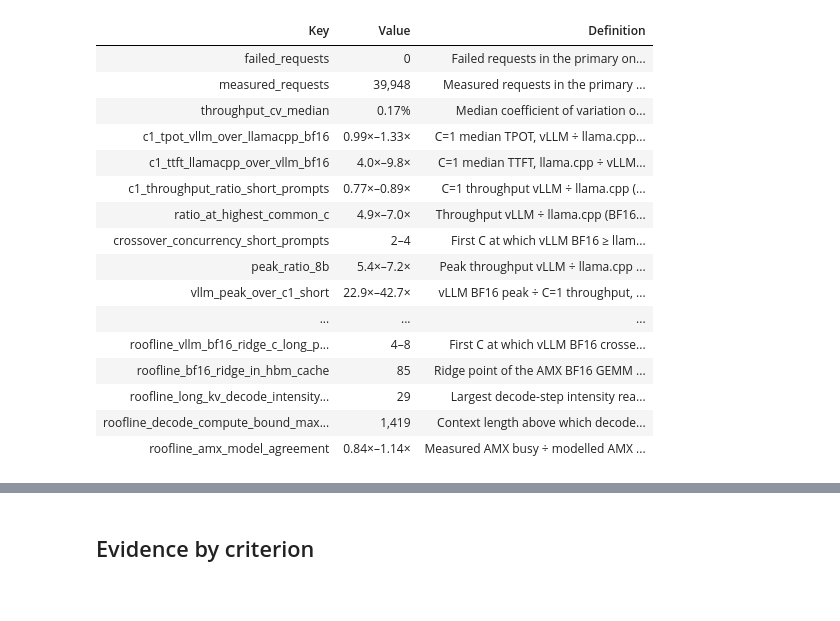
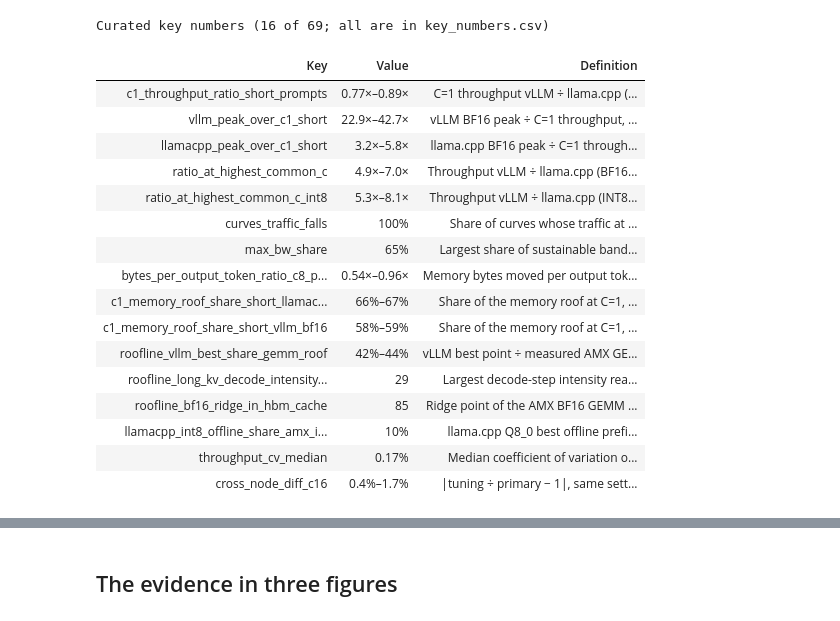
Before and after one commit to struggling-student/llm-backend-analysis, a Jupyter notebook: notebooks/backend_selection/09_backend_selection_summary.ipynb, the cells around one changed output, grey strips where cells are left out. Drawn from its saved outputs; the diff is of its cells as text; code cells hidden in the pictures.

```diff
--- a/notebooks/backend_selection/09_backend_selection_summary.ipynb
+++ b/notebooks/backend_selection/09_backend_selection_summary.ipynb
@@ -78,17 +83,27 @@ kv_wl = registry.workloads().set_index("workload").loc["kvdecode"]
 kv_limit = roofline.decode_intensity_limit(arch, kvb, kv_wl["isl"] + kv_wl["osl"] / 2)
 bf16_ridge = compute_roofs.loc["amx_bf16_gemm", "tops"] * 1e3 / mem_roofs[0][0]
 decode_max_ctx = (arch.linear_ops + arch.logits_ops) / (bf16_ridge * kvb - arch.attention_ops_per_position)
+# Bytes per output token and the C=1 share of the memory roof (neutral descriptions of the memory system)
+bpt = {p: comparisons.backend_ratio(pts, "bytes_per_output_token_mb_mean", precision=p) for p in ("bf16", "int8")}
+rl_c1_short_cfg = rl_c1_short.groupby("configuration_id")["bw_utilization"]
+# Estimator and uncertainty (notebook 01)
+ll_dev = pts["steady_over_littles_law_mean"] - 1
+cross_ll = comparisons.crossover_summary(comparisons.backend_ratio(pts, "littles_law_total_tok_s_mean", precision="bf16"))
+xnode = tuning.cross_node_check(loaders.tuning_runs(), loaders.online_repetitions(model=MODEL))
+xn = xnode[~xnode["same_node"]]
+# AMX use of the INT8 engines and the phase mix of 4096->1024 (notebooks 08 and 10)
+amx_eff = roofline.amx_efficiency(rl8, compute_roofs, loaders.offline_samples(model=MODEL))
+mix = roofline.phase_mix(rl8)
 # %%
 def key(name, values, fmt, description):
     v = pd.Series(values, dtype=float).dropna()
     return {"key": name, "text": rng(v, fmt) if len(v) else "–", "low": v.min(), "high": v.max(), "n": len(v),
             "description": description}
 
-sw = short.values
 keys = pd.DataFrame([
     key("failed_requests", [reps["failed"].sum()], num, "Failed requests in the primary online campaign"),
     key("measured_requests", [reps["requests"].sum()], num, "Measured requests in the primary online campaign"),
-    key("throughput_cv_median", [pts["total_tok_s_cv"].median()], lambda v: pct(v, 2, False), "Median coefficient of variation of throughput over 3 repetitions"),
+    key("throughput_cv_median", [pts["total_tok_s_cv"].median()], lambda v: pct(v, 2, False), "Median coefficient of variation of throughput over 3 repetitions within one server instance (one node)"),
     key("c1_tpot_vllm_over_llamacpp_bf16", tpot_c1["ratio"], lambda v: x(v, 2), "C=1 median TPOT, vLLM ÷ llama.cpp (BF16, all shapes, both models); > 1 = llama.cpp faster per token"),
     key("c1_ttft_llamacpp_over_vllm_bf16", 1 / ttft_c1["ratio"], x, "C=1 median TTFT, llama.cpp ÷ vLLM (BF16); > 1 = vLLM faster to first token"),
     key("c1_throughput_ratio_short_prompts", cross[cross["workload"].isin(["decode", "balanced"])]["ratio_c1"], lambda v: x(v, 2), "C=1 throughput vLLM ÷ llama.cpp (BF16) on 128→512 and 512→512"),
@@ -117,48 +132,72 @@ keys = pd.DataFrame([
     key("c1_throughput_ratio_int8", cross8["ratio_c1"], lambda v: x(v, 2), "C=1 throughput vLLM ÷ llama.cpp (INT8 pair, 8B, all shapes)"),
     key("ratio_at_highest_common_c_int8", cross8["ratio_at_highest_common_c"], x, "Throughput vLLM ÷ llama.cpp (INT8 pair) at the highest concurrency both ran"),
     key("peak_ratio_8b_int8", peak8[peak8["model"] == MODEL]["ratio"], x, "Peak throughput vLLM ÷ llama.cpp (INT8 pair), each at its best C, 8B"),
     key("vllm_int8_peak_over_c1", v8_s["peak_over_c1"], x, "vLLM INT8 peak ÷ C=1 throughput (8B, all shapes)"),
     key("llamacpp_int8_peak_over_c1", l8_s["peak_over_c1"], x, "llama.cpp INT8 peak ÷ C=1 throughput (8B, same shapes)"),
     key("vllm_int8_peak_total_tok_s_8b", v8_s["peak_total_tok_s"], num, "vLLM INT8 peak total tokens/s (8B)"),
     key("throughput_ratio_tpot_budget_100ms_int8", budget_ratio8["vllm"] / budget_ratio8["llama_cpp"], x, "Output tok/s within a 100 ms median TPOT budget, vLLM ÷ llama.cpp (INT8 pair)"),
     key("traffic_ratio_c8_plus_int8", traffic_ratio8[traffic_ratio8["concurrency"] >= 8]["ratio"], x, "Memory traffic vLLM ÷ llama.cpp (INT8 pair) at equal C ≥ 8"),
     key("vllm_int8_amx_busy_at_highest_c", hi[hi["configuration_id"] == "vllm_int8"]["amx_busy_frac_mean"], lambda v: pct(v, 0, False), "vLLM INT8 AMX busy fraction at its highest C"),
     key("llamacpp_int8_amx_busy", pts[pts["configuration_id"] == "llama_cpp_int8"]["amx_busy_frac_mean"], lambda v: pct(v, 1, False), "llama.cpp INT8 AMX busy fraction (all points)"),
     key("vllm_int8_over_bf16_throughput", vllm_prec["ratio"], lambda v: x(v, 2), "Throughput vLLM INT8 ÷ vLLM BF16 at equal C (8B, all points)"),
     key("roof_memory_in_hbm_cache_gbs", [mem_roofs[0][0]], num, "Roofline memory roof: STREAM traffic, working set in the HBM cache (GB/s, same counters)"),
     key("roof_memory_beyond_hbm_cache_gbs", [mem_roofs[1][0]], num, "Roofline memory roof: STREAM traffic, 96 GiB working set beyond the HBM cache (GB/s)"),
     key("roof_amx_bf16_gemm_tops", [compute_roofs.loc["amx_bf16_gemm", "tops"]], lambda v: num(v, 1), "Best measured AMX BF16 GEMM, 55 server cores (TFLOP/s)"),
     key("roof_amx_int8_gemm_tops", [compute_roofs.loc["amx_int8_gemm", "tops"]], lambda v: num(v, 1), "Best measured AMX INT8 GEMM, 55 server cores (TOP/s)"),
-    key("roof_avx512_fma_tops", [compute_roofs.loc["avx512_fma", "tops"]], lambda v: num(v, 1), "AVX-512 FP32 FMA peak, 55 server cores (TFLOP/s; llama.cpp BF16's roof)"),
+    key("roof_avx512_fma_tops", [compute_roofs.loc["avx512_fma", "tops"]], lambda v: num(v, 1), "AVX-512 FP32 FMA peak, 55 server cores (TFLOP/s); llama.cpp BF16's roof, an unmeasured proxy for its VDPBF16PS path"),
     key("roof_vllm_bf16_kernels_tops", [compute_roofs.loc["vllm_bf16_kernels", "tops"]], lambda v: num(v, 1), "vLLM BF16 projection kernels on the 8B shapes, operation-weighted (TFLOP/s)"),
     key("roof_vllm_int8_kernels_tops", [compute_roofs.loc["vllm_int8_kernels", "tops"]], lambda v: num(v, 1), "vLLM INT8 projection kernels on the 8B shapes, operation-weighted (TOP/s)"),
     key("roofline_c1_short_bw_share", rl_c1_short["bw_utilization"], lambda v: pct(v, 0, False), "Share of the memory roof at C=1, short-prompt shapes, every configuration (8B)"),
     key("roofline_vllm_best_share_gemm_roof", rl_best[rl_vllm], lambda v: pct(v, 0, False), "vLLM best point ÷ measured AMX GEMM roof of its precision (8B, BF16 and INT8)"),
     key("roofline_vllm_best_over_own_kernels", rl_kernels, lambda v: pct(v, 0, False), "vLLM best point ÷ its own projection kernels' ceiling (8B, BF16 and INT8)"),
     key("roofline_llamacpp_best_share_compute_roof", rl_best[rl_llama], lambda v: pct(v, 0, False), "llama.cpp best point ÷ its compute roof (AVX-512 at BF16, AMX INT8 GEMM at Q8_0)"),
     key("roofline_vllm_bf16_ridge_c_long_prompts", rcross.loc[[("vllm_bf16", w) for w in ("prefill", "longctx")], "c_cross"], num, "First C at which vLLM BF16 crosses the ridge on 4096→128 and 8192→256"),
     key("roofline_bf16_ridge_in_hbm_cache", [bf16_ridge], num, "Ridge point of the AMX BF16 GEMM roof against the in-cache memory roof (OP/byte)"),
     key("roofline_long_kv_decode_intensity_limit", [kv_limit], num, "Largest decode-step intensity reachable at any batch size, 4096→1024 mean context (OP/byte, model)"),
     key("roofline_decode_compute_bound_max_context", [decode_max_ctx], num, "Context length above which decode cannot reach the AMX BF16 ridge at any batch size (tokens)"),
     key("roofline_amx_model_agreement", amx_chk["amx_busy_frac_mean"] / amx_chk["modelled_amx_share"], lambda v: x(v, 2), "Measured AMX busy ÷ modelled AMX share, vLLM points with AMX busy ≥ 2% (operation-model check)"),
+    # Added after the 2026-10-16 review
+    key("littles_law_points_beyond_5pct", [int((ll_dev.abs() > 0.05).sum())], num, f"Points (of {len(pts)}) whose steady-window total tok/s differs from Little's law C ÷ mean(E2E) × (ISL+OSL) by > 5%"),
+    key("littles_law_deviation", ll_dev, lambda v: pct(v, 1), "Steady-window total tok/s ÷ Little's-law estimate − 1, all primary points"),
+    key("ratio_at_highest_common_c_littles_law", cross_ll["ratio_at_highest_common_c"], x, "Throughput vLLM ÷ llama.cpp (BF16) at the highest common C, Little's-law estimate instead of the steady window"),
+    key("cross_node_diff_c16", xn[xn["concurrency"] == 16]["tuning_over_main"].abs(), lambda v: pct(v, 1, False), "|tuning ÷ primary − 1|, same settings on another node, 8B 512→512 at C=16"),
+    key("cross_node_diff_c1", xn[xn["concurrency"] == 1]["tuning_over_main"].abs(), lambda v: pct(v, 1, False), "|tuning ÷ primary − 1|, same settings on another node, 8B 512→512 at C=1"),
+    key("bytes_per_output_token_ratio_c1_bf16", bpt["bf16"][bpt["bf16"]["concurrency"] == 1]["ratio"], lambda v: x(v, 2), "Memory bytes moved per output token, vLLM ÷ llama.cpp (BF16) at C=1"),
+    key("bytes_per_output_token_ratio_c8_plus_bf16", bpt["bf16"][bpt["bf16"]["concurrency"] >= 8]["ratio"], lambda v: x(v, 2), "Memory bytes moved per output token, vLLM ÷ llama.cpp (BF16) at equal C ≥ 8"),
+    key("bytes_per_output_token_ratio_c8_plus_int8", bpt["int8"][bpt["int8"]["concurrency"] >= 8]["ratio"], lambda v: x(v, 2), "Memory bytes moved per output token, vLLM ÷ llama.cpp (INT8 pair) at equal C ≥ 8"),
+    key("c1_memory_roof_share_short_llamacpp_bf16", rl_c1_short[rl_c1_short["configuration_id"] == "llama_cpp_bf16"]["bw_utilization"], lambda v: pct(v, 0, False), "Share of the memory roof at C=1, short-prompt shapes, llama.cpp BF16 (8B)"),
+    key("c1_memory_roof_share_short_vllm_bf16", rl_c1_short[rl_c1_short["configuration_id"] == "vllm_bf16"]["bw_utilization"], lambda v: pct(v, 0, False), "Share of the memory roof at C=1, short-prompt shapes, vLLM BF16 (8B)"),
+    key("llamacpp_int8_offline_share_amx_int8_roof", [amx_eff.loc["llama_cpp_int8", "offline_share_of_roof"]], lambda v: pct(v, 0, False), "llama.cpp Q8_0 best offline prefill ÷ measured AMX INT8 GEMM roof (8B)"),
+    key("llamacpp_int8_amx_busy_over_modelled", [amx_eff.loc["llama_cpp_int8", "busy_over_modelled_median"]], lambda v: x(v, 2), "llama.cpp Q8_0 measured AMX busy ÷ modelled AMX share, median over points with AMX busy ≥ 2%"),
+    key("kvdecode_prefill_op_share", [mix["prefill_op_share"].iloc[0]], lambda v: pct(v, 0, False), "Modelled prefill share of the operations of 4096→1024 (8B)"),
+    key("vllm_bf16_kvdecode_tokens_per_step_at_highest_c", [mix.loc["vllm_bf16", "tokens_per_step_at_c_max"]], num, f"vLLM BF16 tokens per forward step in 4096→1024 at its highest C (C = {mix.loc['vllm_bf16', 'c_max']})"),
 ])
 export_table(keys, "key_numbers")
-display(table(keys[["key", "text", "description"]].rename(columns={"key": "Key", "text": "Value", "description": "Definition"})))
+DISPLAY = ["c1_throughput_ratio_short_prompts", "vllm_peak_over_c1_short", "llamacpp_peak_over_c1_short",
+           "ratio_at_highest_common_c", "ratio_at_highest_common_c_int8", "curves_traffic_falls", "max_bw_share", "bytes_per_output_token_ratio_c8_plus_bf16",
+           "c1_memory_roof_share_short_llamacpp_bf16", "c1_memory_roof_share_short_vllm_bf16", "roofline_vllm_best_share_gemm_roof", "roofline_long_kv_decode_intensity_limit", "roofline_bf16_ridge_in_hbm_cache",
+           "llamacpp_int8_offline_share_amx_int8_roof", "throughput_cv_median", "cross_node_diff_c16"]
+K = keys.set_index("key")["text"]
+shown = keys.set_index("key").loc[DISPLAY].reset_index()
+display(table(shown[["key", "text", "description"]].rename(columns={"key": "Key", "text": "Value", "description": "Definition"}),
+              align="left", caption=f"Curated key numbers ({len(DISPLAY)} of {len(keys)}; all are in key_numbers.csv)"))
+show("Exported but not displayed: " + ", ".join(f"`{k}`" for k in keys["key"] if k not in DISPLAY) + ".")
 # %% [output]
+Curated key numbers (16 of 69; all are in key_numbers.csv)
 | Key | Value | Definition |
-| failed_requests | 0 | Failed requests in the primary on... |
-| measured_requests | 39,948 | Measured requests in the primary ... |
+| c1_throughput_ratio_short_prompts | 0.77×–0.89× | C=1 throughput vLLM ÷ llama.cpp (... |
+| vllm_peak_over_c1_short | 22.9×–42.7× | vLLM BF16 peak ÷ C=1 throughput, ... |
+| llamacpp_peak_over_c1_short | 3.2×–5.8× | llama.cpp BF16 peak ÷ C=1 through... |
+| ratio_at_highest_common_c | 4.9×–7.0× | Throughput vLLM ÷ llama.cpp (BF16... |
+| ratio_at_highest_common_c_int8 | 5.3×–8.1× | Throughput vLLM ÷ llama.cpp (INT8... |
+| curves_traffic_falls | 100% | Share of curves whose traffic at ... |
+| max_bw_share | 65% | Largest share of sustainable band... |
+| bytes_per_output_token_ratio_c8_p... | 0.54×–0.96× | Memory bytes moved per output tok... |
+| c1_memory_roof_share_short_llamac... | 66%–67% | Share of the memory roof at C=1, ... |
+| c1_memory_roof_share_short_vllm_bf16 | 58%–59% | Share of the memory roof at C=1, ... |
+| roofline_vllm_best_share_gemm_roof | 42%–44% | vLLM best point ÷ measured AMX GE... |
+| roofline_long_kv_decode_intensity... | 29 | Largest decode-step intensity rea... |
+| roofline_bf16_ridge_in_hbm_cache | 85 | Ridge point of the AMX BF16 GEMM ... |
+| llamacpp_int8_offline_share_amx_i... | 10% | llama.cpp Q8_0 best offline prefi... |
 | throughput_cv_median | 0.17% | Median coefficient of variation o... |
-| c1_tpot_vllm_over_llamacpp_bf16 | 0.99×–1.33× | C=1 median TPOT, vLLM ÷ llama.cpp... |
-| c1_ttft_llamacpp_over_vllm_bf16 | 4.0×–9.8× | C=1 median TTFT, llama.cpp ÷ vLLM... |
-| c1_throughput_ratio_short_prompts | 0.77×–0.89× | C=1 throughput vLLM ÷ llama.cpp (... |
-| ratio_at_highest_common_c | 4.9×–7.0× | Throughput vLLM ÷ llama.cpp (BF16... |
-| crossover_concurrency_short_prompts | 2–4 | First C at which vLLM BF16 ≥ llam... |
-| peak_ratio_8b | 5.4×–7.2× | Peak throughput vLLM ÷ llama.cpp ... |
-| vllm_peak_over_c1_short | 22.9×–42.7× | vLLM BF16 peak ÷ C=1 throughput, ... |
-| ... | ... | ... |
-| roofline_vllm_bf16_ridge_c_long_p... | 4–8 | First C at which vLLM BF16 crosse... |
-| roofline_bf16_ridge_in_hbm_cache | 85 | Ridge point of the AMX BF16 GEMM ... |
-| roofline_long_kv_decode_intensity... | 29 | Largest decode-step intensity rea... |
-| roofline_decode_compute_bound_max... | 1,419 | Context length above which decode... |
-| roofline_amx_model_agreement | 0.84×–1.14× | Measured AMX busy ÷ modelled AMX ... |
+| cross_node_diff_c16 | 0.4%–1.7% | |tuning ÷ primary − 1|, same sett... |
@@ -165,3 +205,3 @@ display(table(keys[["key", "text", "description"]].rename(columns={"key": "Key",
 # %% [markdown]
-## Evidence by criterion
+## The evidence in three figures
 # %%
```
Also changed, not shown: parts of 14 cells of this notebook, 11 other files.
